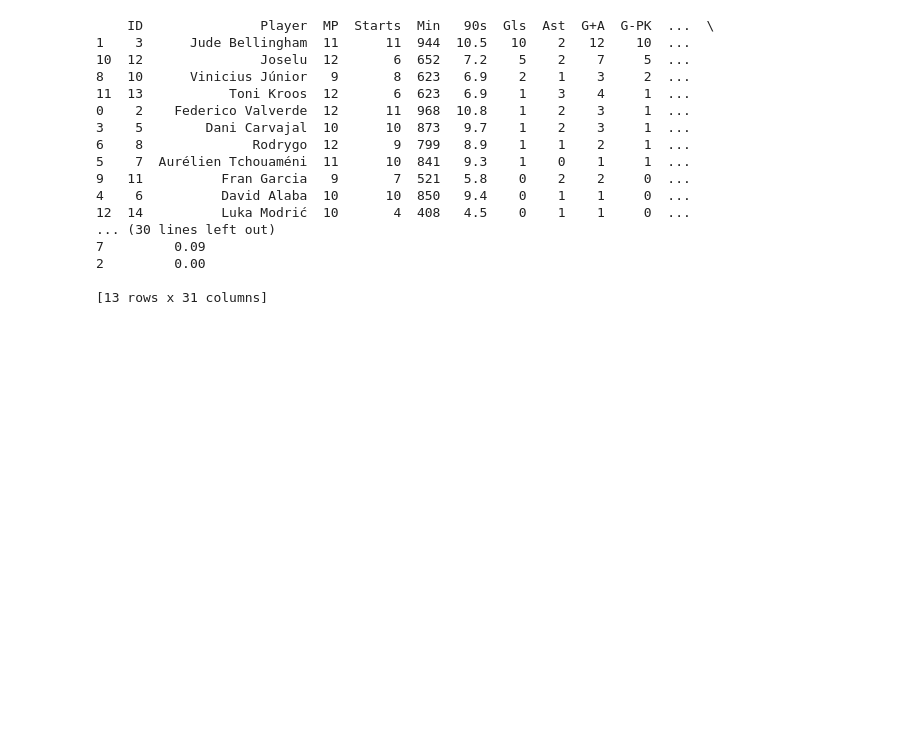
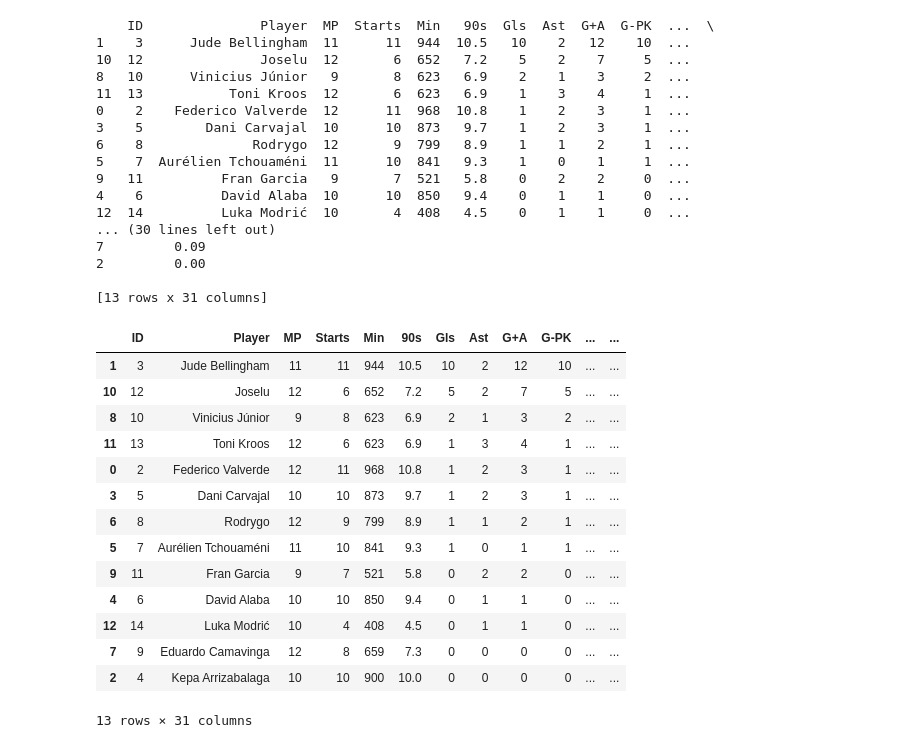
Before and after one commit to kevdev04/Real-Madrid-Stats-Analyzer, a Jupyter notebook: RM_Stats.ipynb, the cells around one changed output. Drawn from its saved outputs; the diff is of its cells as text; code cells hidden in the pictures; blank space fills up the shorter version.

```diff
--- a/RM_Stats.ipynb
+++ b/RM_Stats.ipynb
@@ -543,5 +543,23 @@ print(player_df)
 2         0.00
 
 [13 rows x 31 columns]
+# %%
+player_df
+# %% [output]
+|  | ID | Player | MP | Starts | Min | 90s | Gls | Ast | G+A | G-PK | ... | ... |
+| 1 | 3 | Jude Bellingham | 11 | 11 | 944 | 10.5 | 10 | 2 | 12 | 10 | ... | ... |
+| 10 | 12 | Joselu | 12 | 6 | 652 | 7.2 | 5 | 2 | 7 | 5 | ... | ... |
+| 8 | 10 | Vinicius Júnior | 9 | 8 | 623 | 6.9 | 2 | 1 | 3 | 2 | ... | ... |
+| 11 | 13 | Toni Kroos | 12 | 6 | 623 | 6.9 | 1 | 3 | 4 | 1 | ... | ... |
+| 0 | 2 | Federico Valverde | 12 | 11 | 968 | 10.8 | 1 | 2 | 3 | 1 | ... | ... |
+| 3 | 5 | Dani Carvajal | 10 | 10 | 873 | 9.7 | 1 | 2 | 3 | 1 | ... | ... |
+| 6 | 8 | Rodrygo | 12 | 9 | 799 | 8.9 | 1 | 1 | 2 | 1 | ... | ... |
+| 5 | 7 | Aurélien Tchouaméni | 11 | 10 | 841 | 9.3 | 1 | 0 | 1 | 1 | ... | ... |
+| 9 | 11 | Fran Garcia | 9 | 7 | 521 | 5.8 | 0 | 2 | 2 | 0 | ... | ... |
+| 4 | 6 | David Alaba | 10 | 10 | 850 | 9.4 | 0 | 1 | 1 | 0 | ... | ... |
+| 12 | 14 | Luka Modrić | 10 | 4 | 408 | 4.5 | 0 | 1 | 1 | 0 | ... | ... |
+| 7 | 9 | Eduardo Camavinga | 12 | 8 | 659 | 7.3 | 0 | 0 | 0 | 0 | ... | ... |
+| 2 | 4 | Kepa Arrizabalaga | 10 | 10 | 900 | 10.0 | 0 | 0 | 0 | 0 | ... | ... |
+13 rows × 31 columns
 # %%
 player_df.to_csv('player_data_final.csv', index=False)
```
